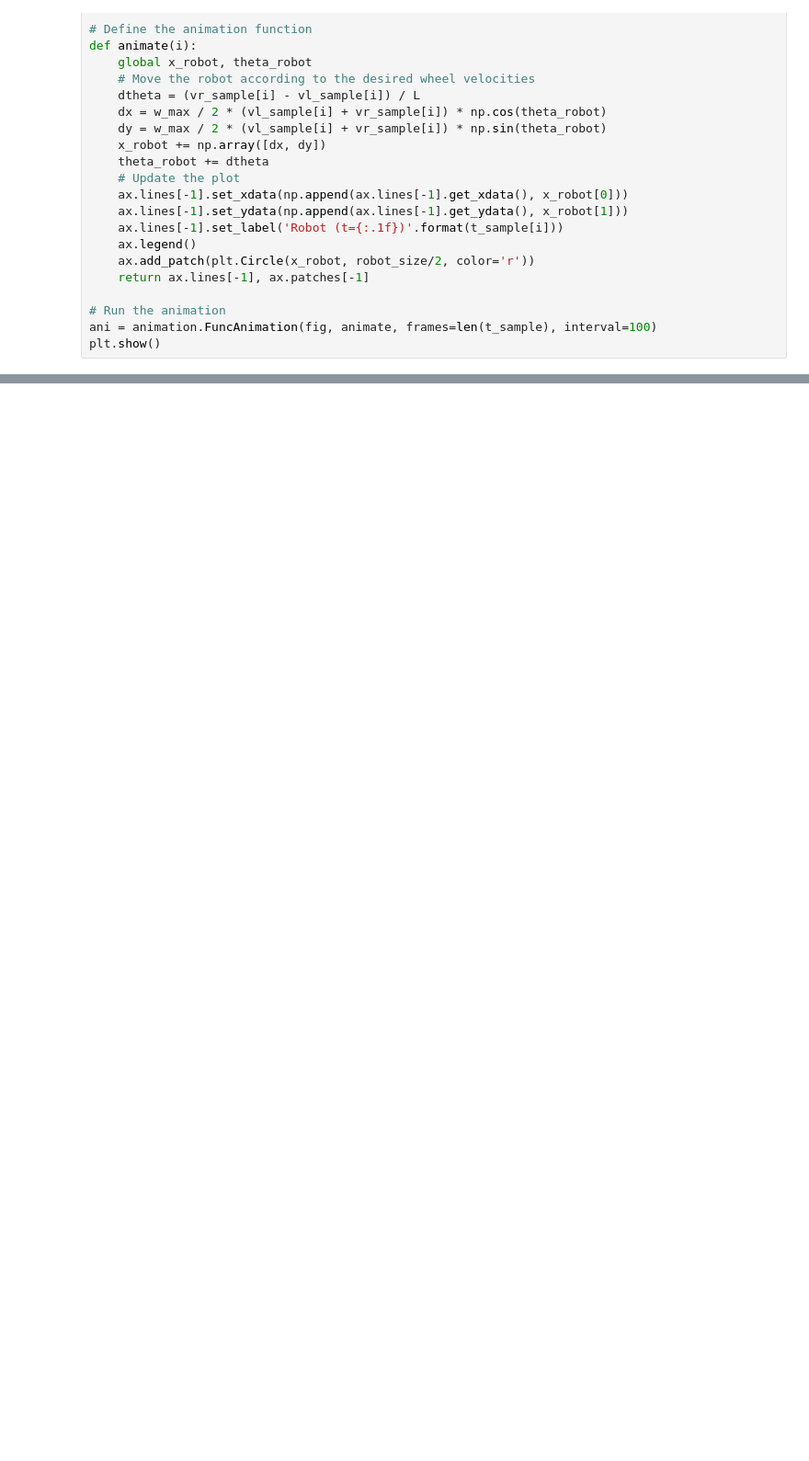
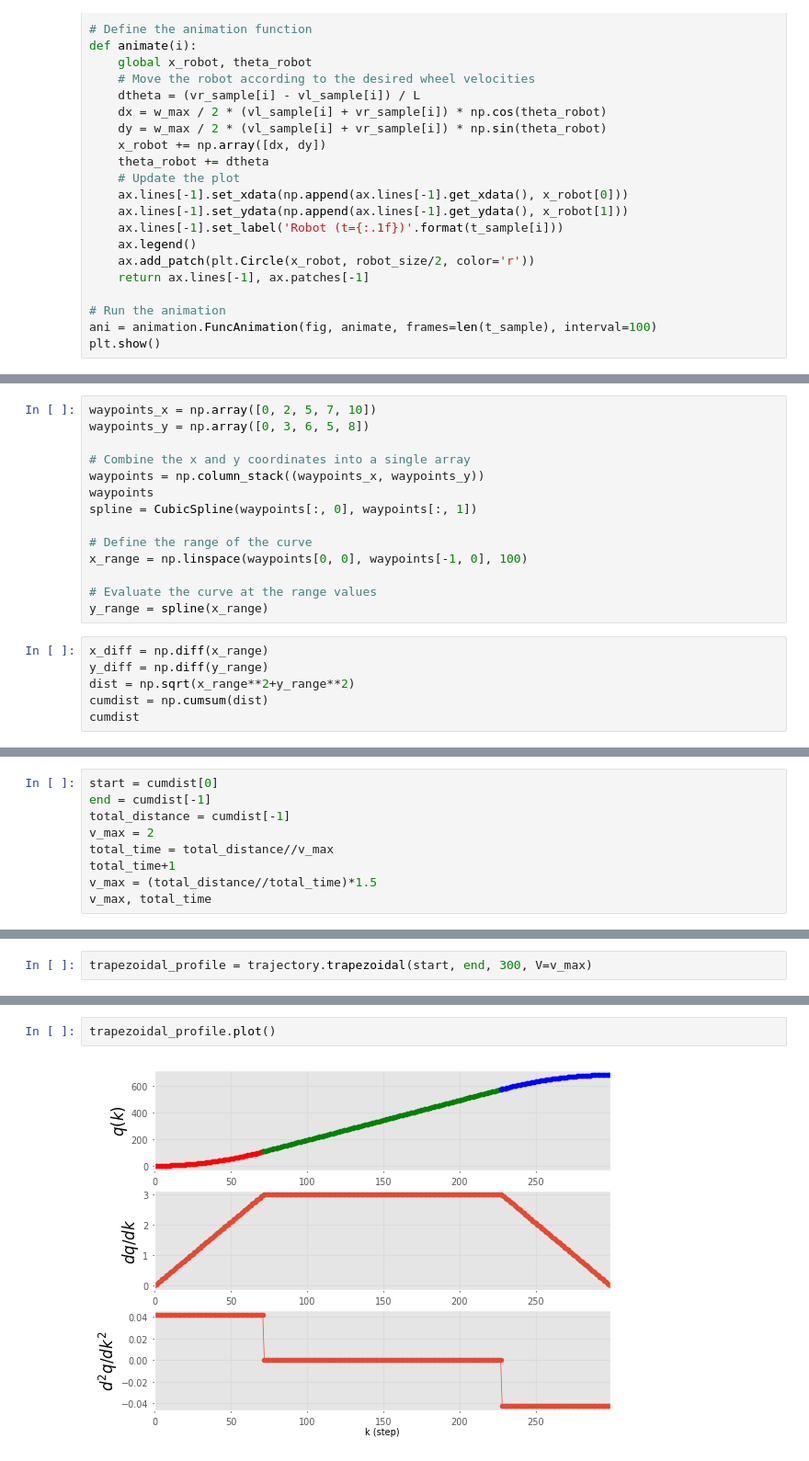
Before and after one commit to AnandKumar-Patidar/Path-and-Trajectory-Planning, a Jupyter notebook: trajectory.ipynb, the cells around one changed output, grey strips where cells are left out. Shown: that part at 92% size. Saved outputs shown, nothing was run; the diff lists cells and outputs as text; blank space fills up the shorter version.

Commit message:
create a pipline to generate a trajectory usin python robotics toolbox. calculated the angular velocity. This velicity is yet to be verified

```diff
--- a/trajectory.ipynb
+++ b/trajectory.ipynb
@@ -752,0 +758,20 @@ plt.show()
+# %%
+waypoints_x = np.array([0, 2, 5, 7, 10])
+waypoints_y = np.array([0, 3, 6, 5, 8])
+
+# Combine the x and y coordinates into a single array
+waypoints = np.column_stack((waypoints_x, waypoints_y))
+waypoints
+spline = CubicSpline(waypoints[:, 0], waypoints[:, 1])
+
+# Define the range of the curve
+x_range = np.linspace(waypoints[0, 0], waypoints[-1, 0], 100)
+
+# Evaluate the curve at the range values
+y_range = spline(x_range)
+# %%
+x_diff = np.diff(x_range)
+y_diff = np.diff(y_range)
+dist = np.sqrt(x_range**2+y_range**2)
+cumdist = np.cumsum(dist)
+cumdist
@@ -752,0 +796,9 @@ plt.show()
+# %%
+start = cumdist[0]
+end = cumdist[-1]
+total_distance = cumdist[-1]
+v_max = 2
+total_time = total_distance//v_max
+total_time+1
+v_max = (total_distance//total_time)*1.5
+v_max, total_time
@@ -752,0 +807,2 @@ plt.show()
+# %%
+trapezoidal_profile = trajectory.trapezoidal(start, end, 300, V=v_max)
@@ -752,0 +829,4 @@ plt.show()
+# %%
+trapezoidal_profile.plot()
+# %% [output]
+[figure, added]
```
Also changed, not shown: parts of 18 cells of this notebook.
